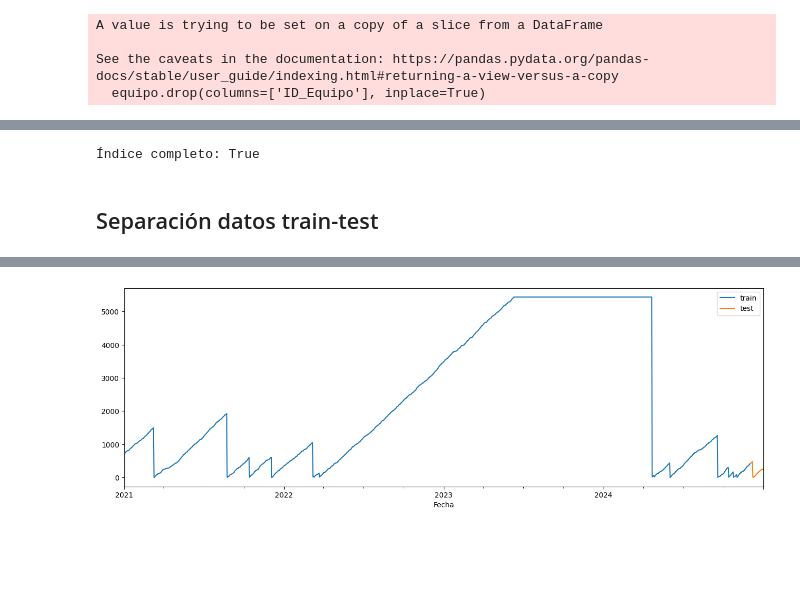
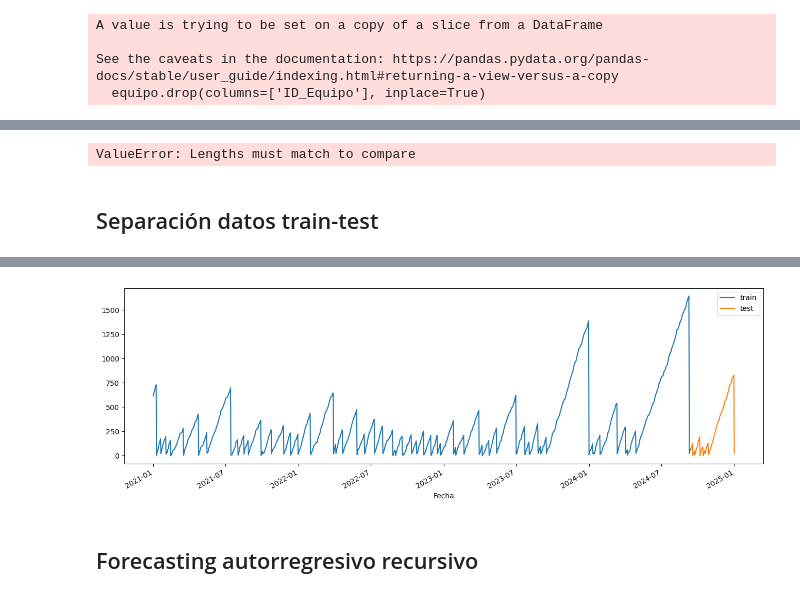
Before and after one commit to ricardoahumada/DataExpert, a Jupyter notebook: src/3.etapa4_Train.ipynb, the cells around one changed output, grey strips where cells are left out. Drawn from its saved outputs; the diff is of its cells as text; code cells hidden in the pictures; blank space fills up the shorter version.

```diff
--- a/src/3.etapa4_Train.ipynb
+++ b/src/3.etapa4_Train.ipynb
@@ -36,7 +40,8 @@ target_column = 'Fallo'
 # %% [markdown]
 ## Extraemos un equipo
 # %%
-equipo = final_data[final_data['ID_Equipo'] == 2]
+eq = 1
+equipo = final_data[final_data['ID_Equipo'] == eq]
 # %%
 # Eliminar columnas innecesarias
 equipo.drop(columns=['ID_Equipo'], inplace=True)
@@ -85,11 +91,11 @@ date_range_completo = pd.date_range(start=fecha_inicio, end=fecha_fin, freq=equi
 
 print(f"Índice completo: {(equipo_fq.index == date_range_completo).all()}")
 # %% [output]
-Índice completo: True
+ValueError: Lengths must match to compare
 # %% [markdown]
 ## Separación datos train-test
 # %%
-steps = 30
+steps = 110
 datos_train = equipo_fq[:-steps]
 datos_test  = equipo_fq[-steps:]
 print(f"Fechas train : {datos_train.index.min()} --- {datos_train.index.max()}  (n={len(datos_train)})")
@@ -105 +111,3 @@ Fechas test  : 2024-12-02 00:00:00 --- 2024-12-31 00:00:00  (n=30)
-[figure, old version]
+[figure, new version]
+# %% [markdown]
+##  Forecasting autorregresivo recursivo
```
Also changed, not shown: parts of 10 cells of this notebook, 1 other file.
